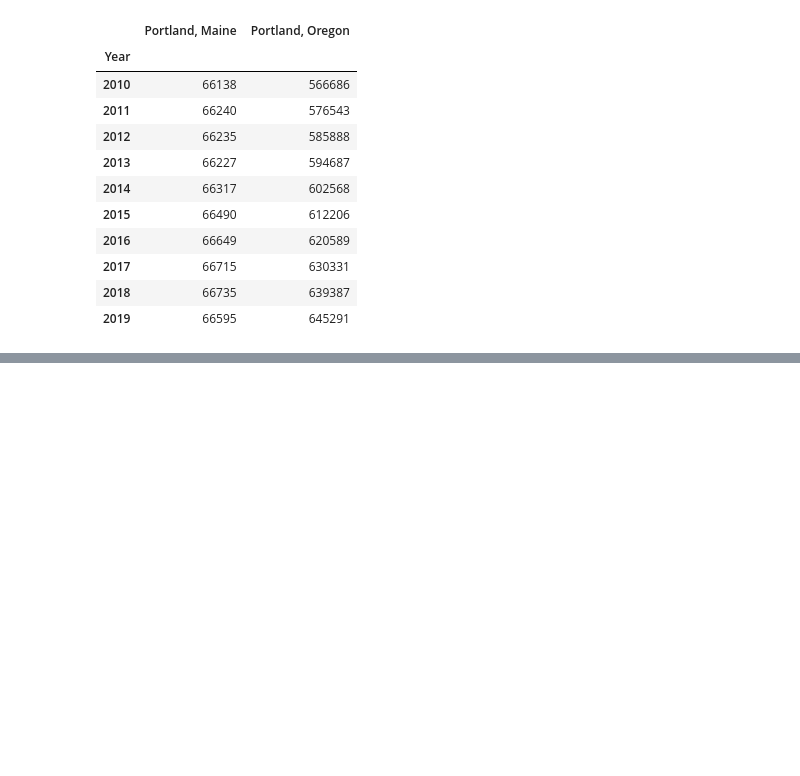
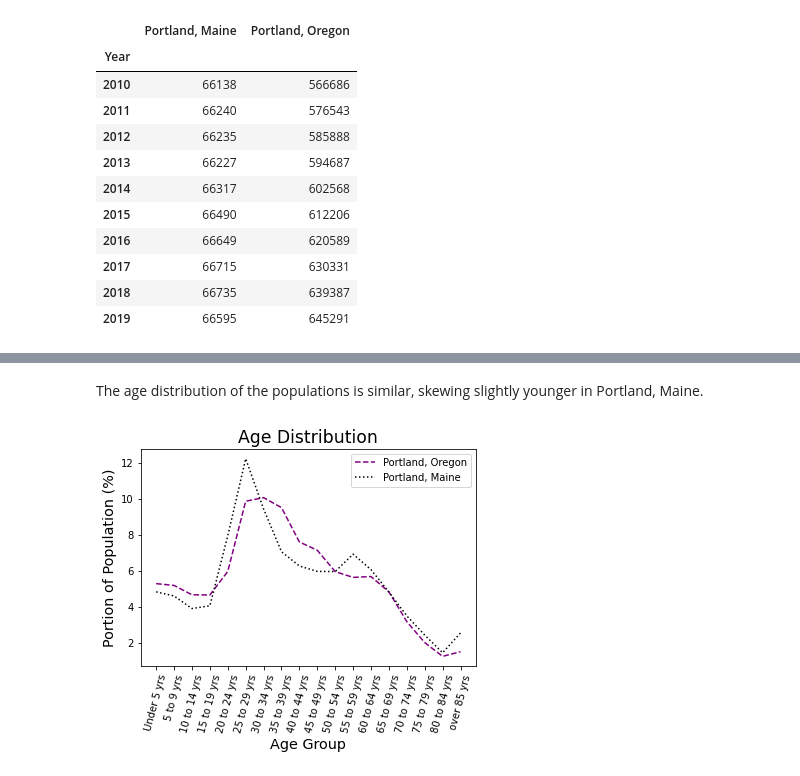
Before and after one commit to bethbrown/AppliedDataSciCapstone, a Jupyter notebook: PortlandVsPortland.ipynb, the cells around one changed output, grey strips where cells are left out. Saved outputs shown, nothing was run; the diff lists cells and outputs as text; code cells hidden in the pictures; blank space fills up the shorter version.

```diff
--- a/PortlandVsPortland.ipynb
+++ b/PortlandVsPortland.ipynb
@@ -331,0 +313,13 @@ top5_food.set_index('Rank')
+# %%
+# line graph of age demographics (percent)
+# make age demographics dataframe
+age_data=pd.DataFrame(Portland_data[0:19])
+# convert to percentages
+age_data_percent = age_data.reset_index(drop=True)
+age_data_percent['Portland, Maine'] = pd.to_numeric(age_data_percent['Portland, Maine'])
+age_data_percent['Portland, Oregon'] = pd.to_numeric(age_data_percent['Portland, Oregon'])
+age_data_percent = age_data_percent.transform(lambda x : x/x.max()*100)
+age_data_percent.insert(0,'label',age_data.index)
+age_data_percent.set_index('label',inplace=True)
+age_data_percent.rename_axis('',inplace=True)
+age_data_percent.drop('Total Population',inplace=True)
@@ -331,0 +470,6 @@ top5_food.set_index('Rank')
+# %% [markdown]
+The age distribution of the populations is similar, skewing slightly younger in Portland, Maine.
+# %%
+draw_age_chart()
+# %% [output]
+[figure, added]
```
Also changed, not shown: parts of 29 cells of this notebook.
